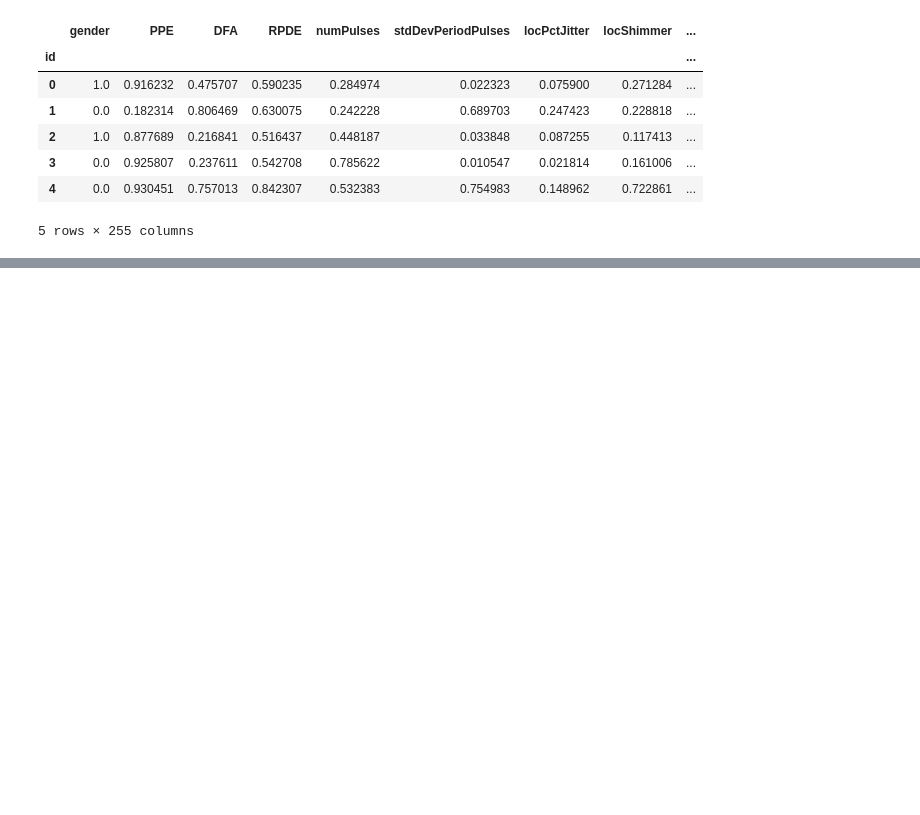
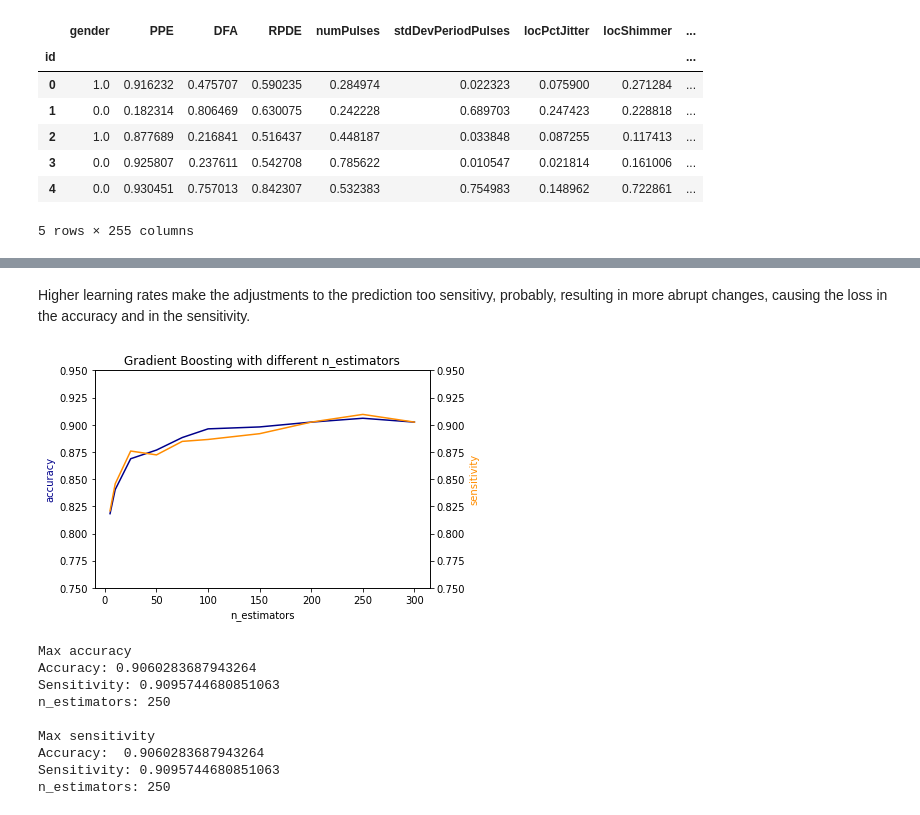
Before and after one commit to RenanNunes/Data_Science_Project_IST, a Jupyter notebook: 05_Ensembles.ipynb, the cells around one changed output, grey strips where cells are left out. Saved outputs shown, nothing was run; the diff lists cells and outputs as text; code cells hidden in the pictures; blank space fills up the shorter version.

```diff
--- a/05_Ensembles.ipynb
+++ b/05_Ensembles.ipynb
@@ -155,0 +240,26 @@ Best sensitivity:  0.9007092198581562
+# %% [markdown]
+Higher learning rates make the adjustments to the prediction too sensitivy, probably, resulting in more abrupt changes, causing the loss in the accuracy and in the sensitivity.
+# %%
+accuracy, sensitivity = analyzes.gradient_boosting_analyzes(X_8, y_8, n_estimators, 'n_estimators', rskf)
+
+print('Max accuracy')
+print('Accuracy:', max(accuracy.values()))
+print('Sensitivity:', sensitivity[max(accuracy, key=accuracy.get)])
+best_n_estimators = max(accuracy, key=accuracy.get)
+print('n_estimators:', max(accuracy, key=accuracy.get))
+print()
+print('Max sensitivity')
+print('Accuracy: ', accuracy[max(sensitivity, key=sensitivity.get)])
+print('Sensitivity:', max(sensitivity.values()))
+print('n_estimators:', max(sensitivity, key=sensitivity.get))
+# %% [output]
+[figure, added]
+Max accuracy
+Accuracy: 0.9060283687943264
+Sensitivity: 0.9095744680851063
+n_estimators: 250
+
+Max sensitivity
+Accuracy:  0.9060283687943264
+Sensitivity: 0.9095744680851063
+n_estimators: 250
```
Also changed, not shown: parts of 23 cells of this notebook, 2 other files.
